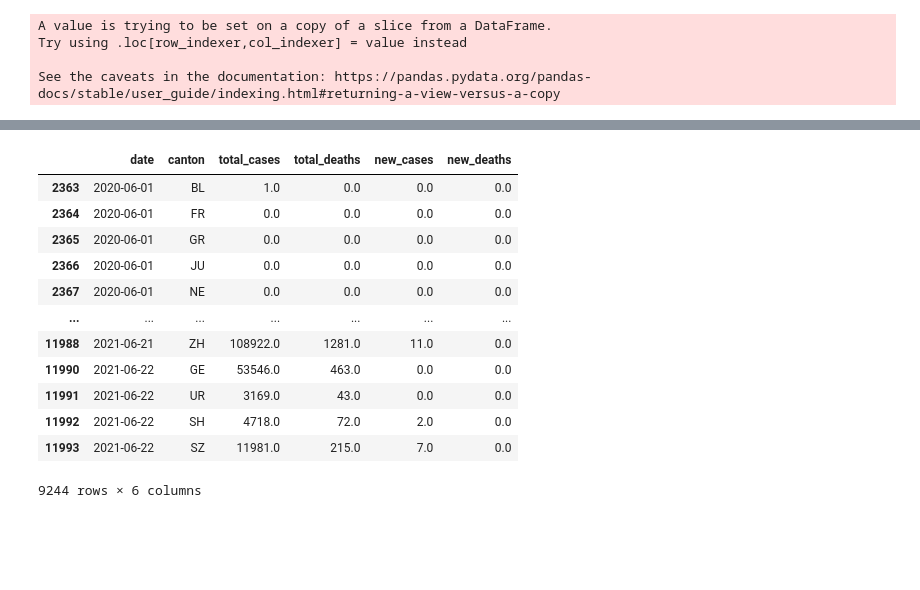
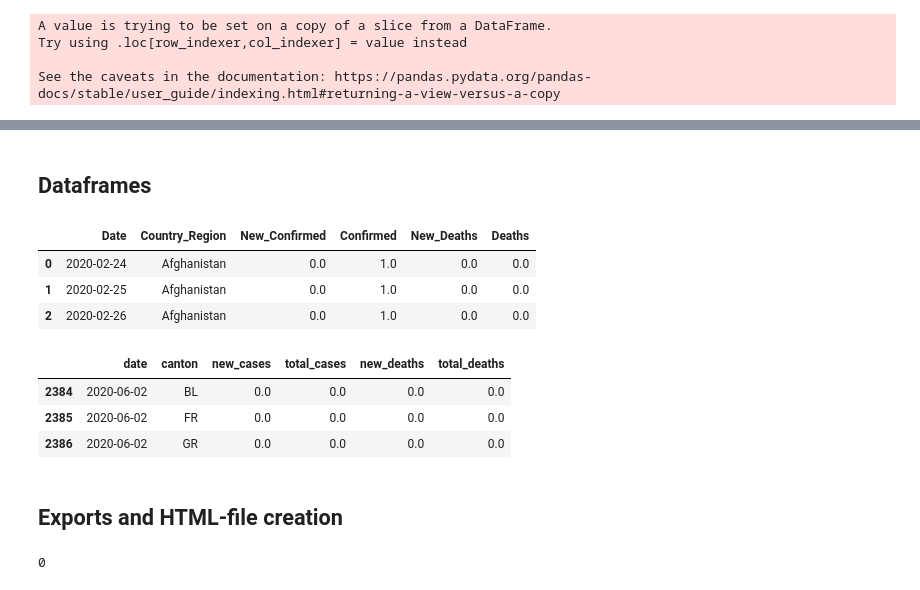
Before and after one commit to tez4/fhnw-ds-daw-fs2021-covid, a Jupyter notebook: data_pipeline.ipynb, the cells around one changed output, grey strips where cells are left out. Cells and saved outputs as stored; diff of their text form; code cells hidden in the pictures; blank space fills up the shorter version.

Commit message:
Added html and csv export

```diff
--- a/data_pipeline.ipynb
+++ b/data_pipeline.ipynb
@@ -416,16 +482,18 @@ plot.show()
+# %% [markdown]
+## Dataframes
+# %%
+worldwide_pretty.head(3)
+# %% [output]
+|  | Date | Country_Region | New_Confirmed | Confirmed | New_Deaths | Deaths |
+| 0 | 2020-02-24 | Afghanistan | 0.0 | 1.0 | 0.0 | 0.0 |
+| 1 | 2020-02-25 | Afghanistan | 0.0 | 1.0 | 0.0 | 0.0 |
+| 2 | 2020-02-26 | Afghanistan | 0.0 | 1.0 | 0.0 | 0.0 |
 # %%
-chData
+chData.head(3)
 # %% [output]
-|  | date | canton | total_cases | total_deaths | new_cases | new_deaths |
-| 2363 | 2020-06-01 | BL | 1.0 | 0.0 | 0.0 | 0.0 |
-| 2364 | 2020-06-01 | FR | 0.0 | 0.0 | 0.0 | 0.0 |
-| 2365 | 2020-06-01 | GR | 0.0 | 0.0 | 0.0 | 0.0 |
-| 2366 | 2020-06-01 | JU | 0.0 | 0.0 | 0.0 | 0.0 |
-| 2367 | 2020-06-01 | NE | 0.0 | 0.0 | 0.0 | 0.0 |
-| ... | ... | ... | ... | ... | ... | ... |
-| 11988 | 2021-06-21 | ZH | 108922.0 | 1281.0 | 11.0 | 0.0 |
-| 11990 | 2021-06-22 | GE | 53546.0 | 463.0 | 0.0 | 0.0 |
-| 11991 | 2021-06-22 | UR | 3169.0 | 43.0 | 0.0 | 0.0 |
-| 11992 | 2021-06-22 | SH | 4718.0 | 72.0 | 2.0 | 0.0 |
-| 11993 | 2021-06-22 | SZ | 11981.0 | 215.0 | 7.0 | 0.0 |
+|  | date | canton | new_cases | total_cases | new_deaths | total_deaths |
+| 2384 | 2020-06-02 | BL | 0.0 | 0.0 | 0.0 | 0.0 |
+| 2385 | 2020-06-02 | FR | 0.0 | 0.0 | 0.0 | 0.0 |
+| 2386 | 2020-06-02 | GR | 0.0 | 0.0 | 0.0 | 0.0 |
-9244 rows × 6 columns
+# %% [markdown]
+## Exports and HTML-file creation
@@ -431,0 +504,5 @@ chData
+# %%
+# create a html file
+os.system('jupyter nbconvert --to html data_pipeline.ipynb')
+# %% [output]
+0
```
Also changed, not shown: parts of 15 cells of this notebook, 3 other files.
